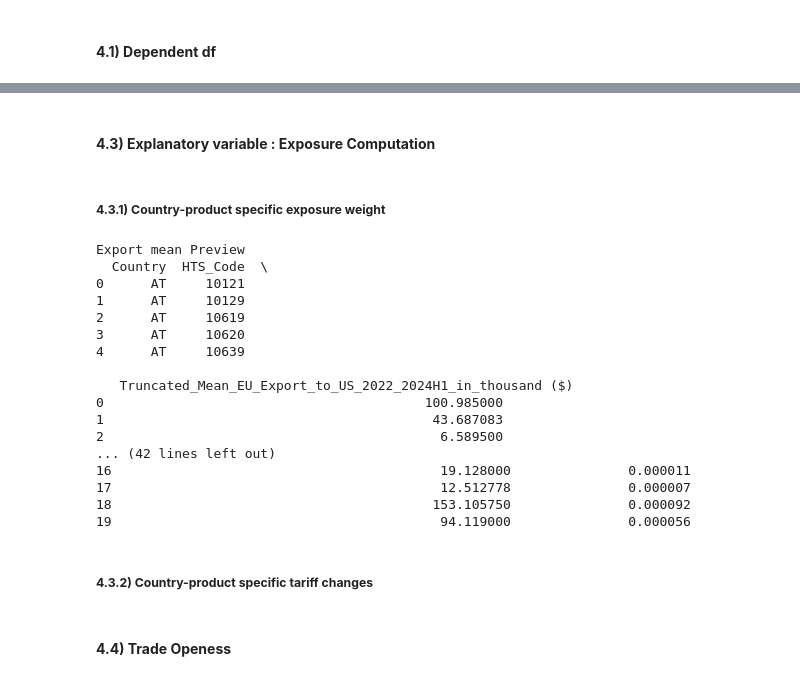
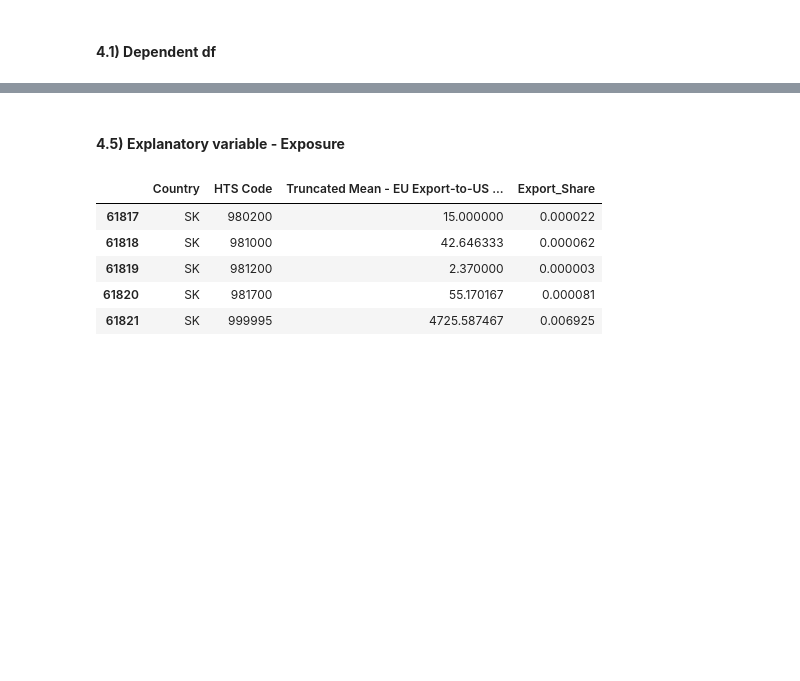
Before and after one commit to EliaLand/PSTR_Financial_Econometrics, a Jupyter notebook: data_fetcher/main.ipynb, the cells around one changed output, grey strips where cells are left out. Drawn from its saved outputs; the diff is of its cells as text; code cells hidden in the pictures; blank space fills up the shorter version.

```diff
--- a/data_fetcher/main.ipynb
+++ b/data_fetcher/main.ipynb
@@ -747,64 +841,44 @@ US_export_raw.to_csv("aggregate_df/US_export_regime_df.csv", index=False)
 # %% [markdown]
-#### **4.3) Explanatory variable : Exposure Computation**
+#### **4.5) Explanatory variable - Exposure**
-# %% [markdown]
-##### **4.3.1) Country-product specific exposure weight**
 # %%
-# We decided to go for a truncated mean (2022-2024-06)
+# Country product-specific exposure weight (monthly, truncated mean, 2022/01, 2024/06)
+# Weight Exposure Computation
+df = US_import_raw.copy()
 
-# FIRST STEP WEIGHT EXPOSURE
-df = pd.read_csv("aggregate_df/US_import_regime_df.csv")
-
-# Parse date and extract components
+# Data parsing
 df["Time"] = pd.to_datetime(df["Time"])
 df["Year"] = df["Time"].dt.year
 df["Month"] = df["Time"].dt.month
 
 # Keeping only the period pre-shock
 df_trunc = df[
     ((df["Year"] == 2022) | (df["Year"] == 2023)) |
     ((df["Year"] == 2024) & (df["Month"] <= 6))
 ].copy()
 
-# mean import value per EU country–HTS pair
+# Mean import value per EU country–HTS pair
 import_trunc_mean = (
-    df_trunc.groupby(["Country", "HTS_Code"], as_index=False)
-    ["Import - General custom value (USD)"]
+    df_trunc.groupby(["Country", "HTS Code"], as_index=False)
+    ["Import - General Custom Value (USD)"]
     .mean()
-    .rename(columns={"Import - General custom value (USD)": "Truncated_Mean_EU_Export_to_US_2022_2024H1_in_thousand ($)"})
+    .rename(columns={"Import - General Custom Value (USD)": "Truncated Mean - EU Export-to-US (2022_2024, thousand USD)"})
 )
-import_trunc_mean = import_trunc_mean.sort_values(["Country", "HTS_Code"]).reset_index(drop=True)
-
-print("Export mean Preview")
-print(import_trunc_mean.head())
+import_trunc_mean = import_trunc_mean.sort_values(["Country", "HTS Code"]).reset_index(drop=True)
 
 # Normalizing within each country
-import_trunc_mean["Export_Share"] = import_trunc_mean.groupby("Country")["Truncated_Mean_EU_Export_to_US_2022_2024H1_in_thousand ($)"].transform(
+import_trunc_mean["Export_Share"] = import_trunc_mean.groupby("Country")["Truncated Mean - EU Export-to-US (2022_2024, thousand USD)"].transform(
     lambda x: x / x.sum()
 )
-# Save
-import_trunc_mean.to_csv("aggregate_df/EU_export_to_US_mean_in_thousand.csv", index=False)
 
-# Preview
-print("Export weight preview")
-print(import_trunc_mean.head(20))
+# Saving and zipping
+# (!!!) Not time dependent (we took the mean)
+# (!!!) Dependends only from country and product
+import_trunc_mean.tail()
 # %% [output]
-Export mean Preview
-  Country  HTS_Code  \
-0      AT     10121
-1      AT     10129
-2      AT     10619
-3      AT     10620
-4      AT     10639
-
-   Truncated_Mean_EU_Export_to_US_2022_2024H1_in_thousand ($)
-0                                         100.985000
-1                                          43.687083
-2                                           6.589500
-... (42 lines left out)
-16                                          19.128000               0.000011
-17                                          12.512778               0.000007
-18                                         153.105750               0.000092
-19                                          94.119000               0.000056
+|  | Country | HTS Code | Truncated Mean - EU Export-to-US ... | Export_Share |
+| 61817 | SK | 980200 | 15.000000 | 0.000022 |
+| 61818 | SK | 981000 | 42.646333 | 0.000062 |
+| 61819 | SK | 981200 | 2.370000 | 0.000003 |
+| 61820 | SK | 981700 | 55.170167 | 0.000081 |
+| 61821 | SK | 999995 | 4725.587467 | 0.006925 |
-# %% [markdown]
-##### **4.3.2) Country-product specific tariff changes**
 # %%
@@ -812,2 +888,0 @@ Export mean Preview
-# %% [markdown]
-#### **4.4) Trade Openess**
```
Also changed, not shown: parts of 24 cells of this notebook, 10 other files.
